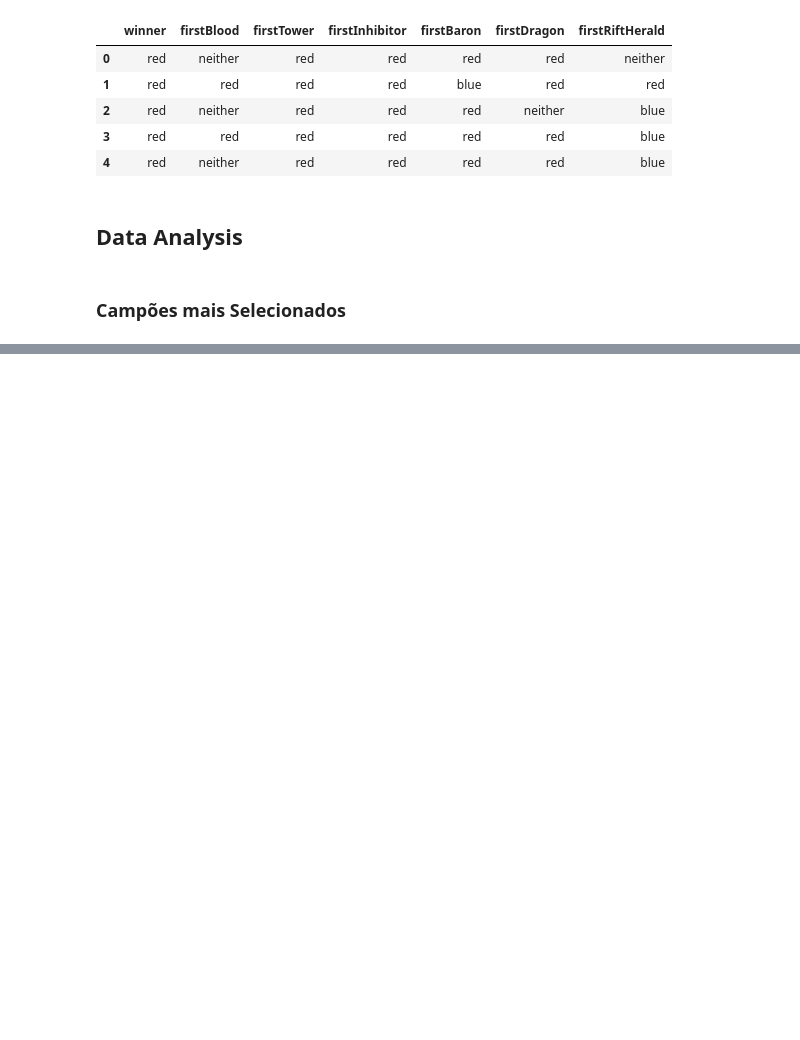
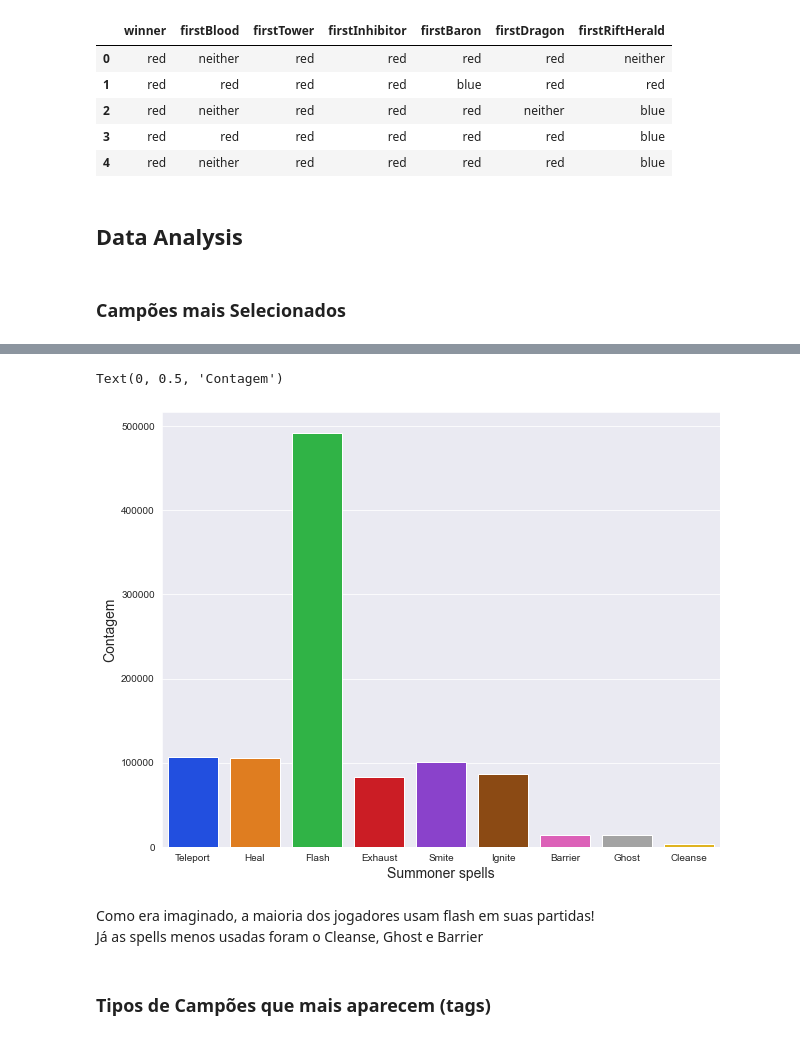
Before and after one commit to rafajovelho/League-Of-Legends-Data-Analysys, a Jupyter notebook: LoL.ipynb, the cells around one changed output, grey strips where cells are left out. Cells and saved outputs as stored; diff of their text form; code cells hidden in the pictures; blank space fills up the shorter version.

Commit message:
Análise de dados de partidas de LoL

```diff
--- a/LoL.ipynb
+++ b/LoL.ipynb
@@ -15,7 +15,7 @@ c:\FCD\Projects\LeagueOfLegends
 # %% [markdown]
 Importing data
 # %%
-data = pd.read_csv('games.csv')
+data = pd.read_csv('data/games.csv')
 df = data.copy()
 # %%
 df.head()
@@ -434,0 +500,23 @@ df[champCols]
+# %%
+# Fazer o concat do df
+sumSummon = pd.concat([df['t1_champ1_sum1'], df['t1_champ1_sum2'], df['t1_champ2_sum1'], df['t1_champ2_sum2'],
+       df['t1_champ3_sum1'], df['t1_champ3_sum2'], df['t1_champ4_sum1'], df['t1_champ4_sum2'],
+       df['t1_champ5_sum1'], df['t1_champ5_sum2'], df['t2_champ1_sum1'], df['t2_champ1_sum2'],
+       df['t2_champ2_sum1'], df['t2_champ2_sum2'], df['t2_champ3_sum1'], df['t2_champ3_sum2'],
+       df['t2_champ4_sum1'], df['t2_champ4_sum2'], df['t2_champ5_sum1'], df['t2_champ5_sum2']], axis = 0, sort = True)
+# %%
+plt.figure(figsize=(10,8))
+
+sns.countplot(x = sumSummon, palette = 'bright')
+plt.xlabel('Summoner spells', fontdict={'fontsize': 14})
+plt.ylabel('Contagem', fontdict={'fontsize': 14})
+
+plt.show()
+# %% [output]
+Text(0, 0.5, 'Contagem')
+[figure, added]
+# %% [markdown]
+Como era imaginado, a maioria dos jogadores usam flash em suas partidas!
+Já as spells menos usadas foram o Cleanse, Ghost e Barrier
+# %% [markdown]
+### Tipos de Campões que mais aparecem (tags)
```
Also changed, not shown: parts of 17 cells of this notebook.
